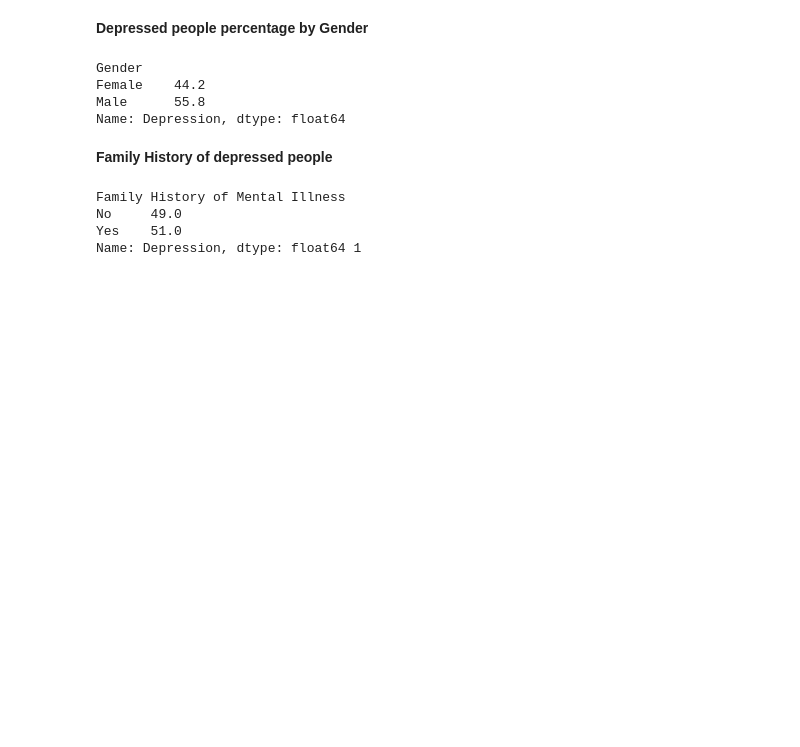
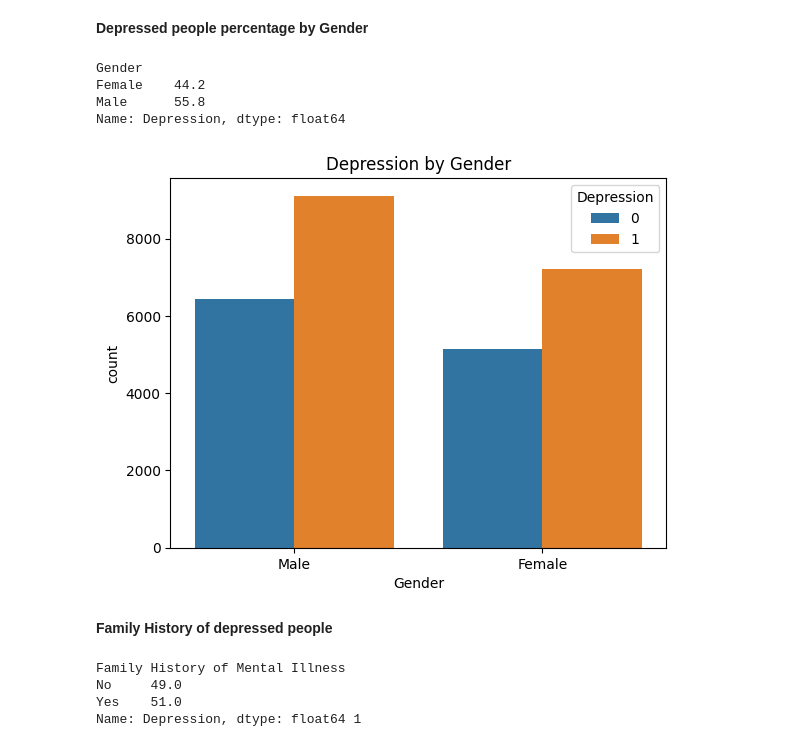
Before and after one commit to JulioFigueiredo/DataAnalyst, a Jupyter notebook: Student_Depression_Analysis/Student_Depression.ipynb, the cells around one changed output. Cells and saved outputs as stored; diff of their text form; code cells hidden in the pictures; blank space fills up the shorter version.

Commit message:
feat: add more graph views

```diff
--- a/Student_Depression_Analysis/Student_Depression.ipynb
+++ b/Student_Depression_Analysis/Student_Depression.ipynb
@@ -91,6 +91,12 @@ Gender
 Female    44.2
 Male      55.8
 Name: Depression, dtype: float64
+# %%
+sns.countplot(x='Gender', hue='Depression', data=df)
+plt.title('Depression by Gender')
+plt.show()
+# %% [output]
+[figure, added]
 # %% [markdown]
 **Family History of depressed people**
 # %%
```
Also changed, not shown: parts of 2 cells of this notebook.
